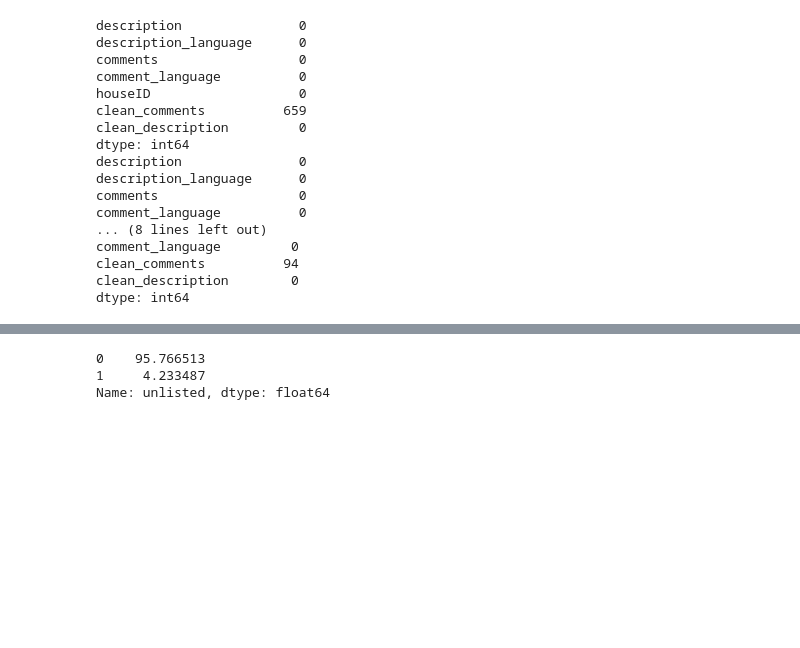
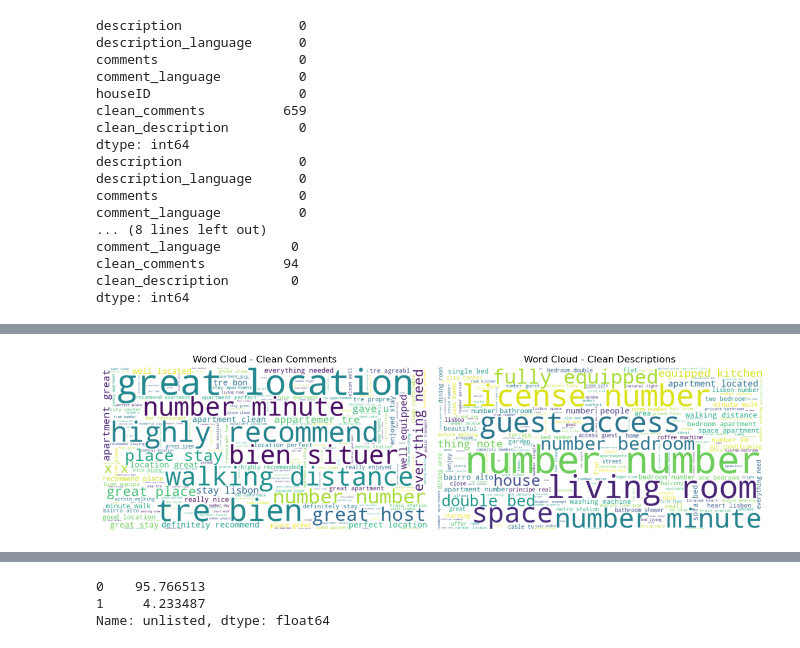
Before and after one commit to beatrizdsantosss/Text-mining-project-, a Jupyter notebook: NLP_45.ipynb, the cells around one changed output, grey strips where cells are left out. Drawn from its saved outputs; the diff is of its cells as text; code cells hidden in the pictures; blank space fills up the shorter version.

```diff
--- a/NLP_45.ipynb
+++ b/NLP_45.ipynb
@@ -2264,3 +2206,30 @@ X_train_clean_preprocessed
+# %%
+from wordcloud import WordCloud
+import matplotlib.pyplot as plt
+
+# Generate word cloud for clean comments
+comments_text = ' '.join(grouped_df['clean_comments'])
+comments_wordcloud = WordCloud(width=800, height=400, background_color='white').generate(comments_text)
+
+# Generate word cloud for clean descriptions
+descriptions_text = ' '.join(grouped_df['clean_description'])
+descriptions_wordcloud = WordCloud(width=800, height=400, background_color='white').generate(descriptions_text)
+
+# Plot the word clouds
+fig, axes = plt.subplots(1, 2, figsize=(12, 6))
+
+axes[0].imshow(comments_wordcloud, interpolation='bilinear')
+axes[0].set_title('Word Cloud - Clean Comments')
+axes[0].axis('off')
+
+axes[1].imshow(descriptions_wordcloud, interpolation='bilinear')
+axes[1].set_title('Word Cloud - Clean Descriptions')
+axes[1].axis('off')
+
+plt.tight_layout()
+plt.show()
+# %% [output]
+[figure, added]
 # %%
 import pandas as pd
 from collections import Counter
```
Also changed, not shown: parts of 31 cells of this notebook.
